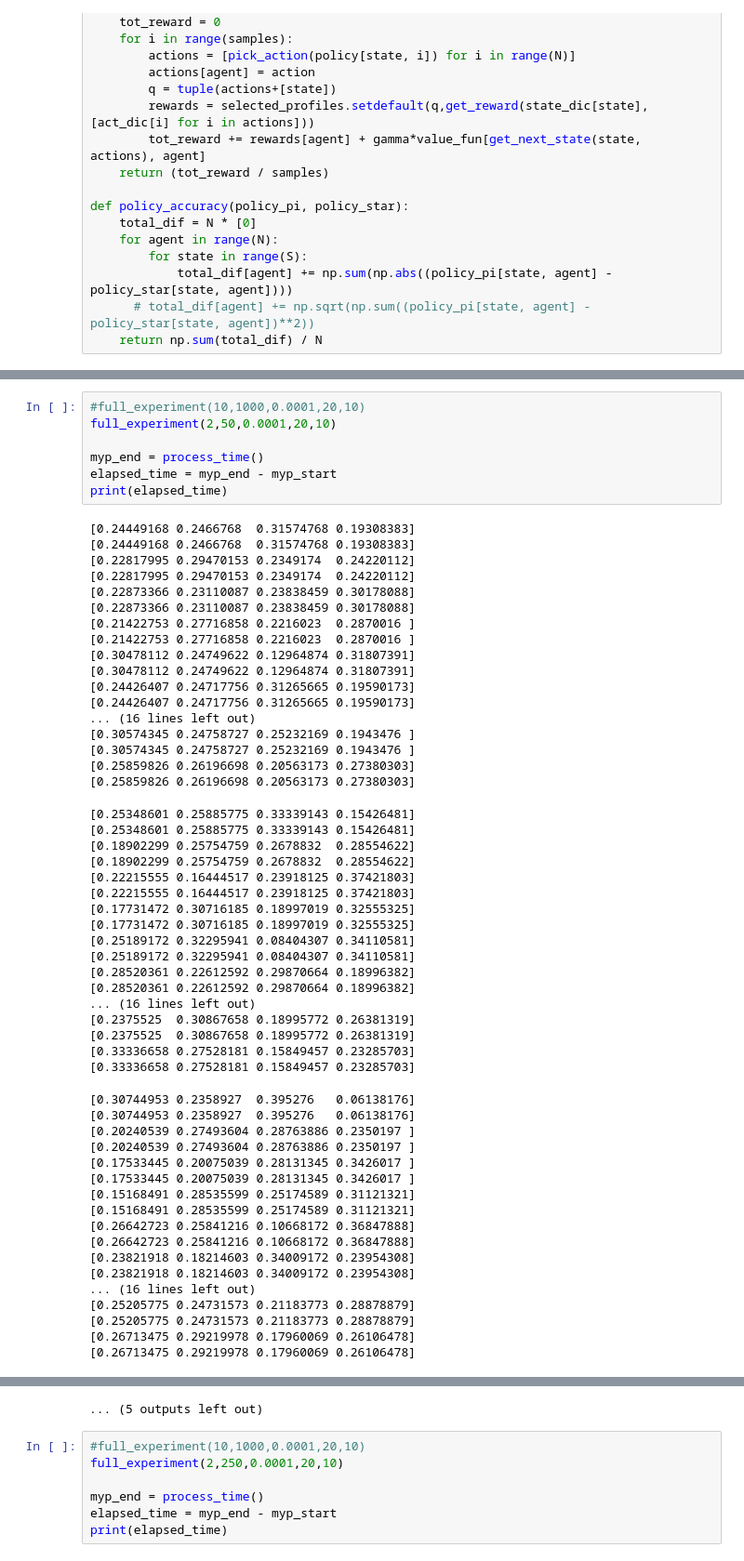
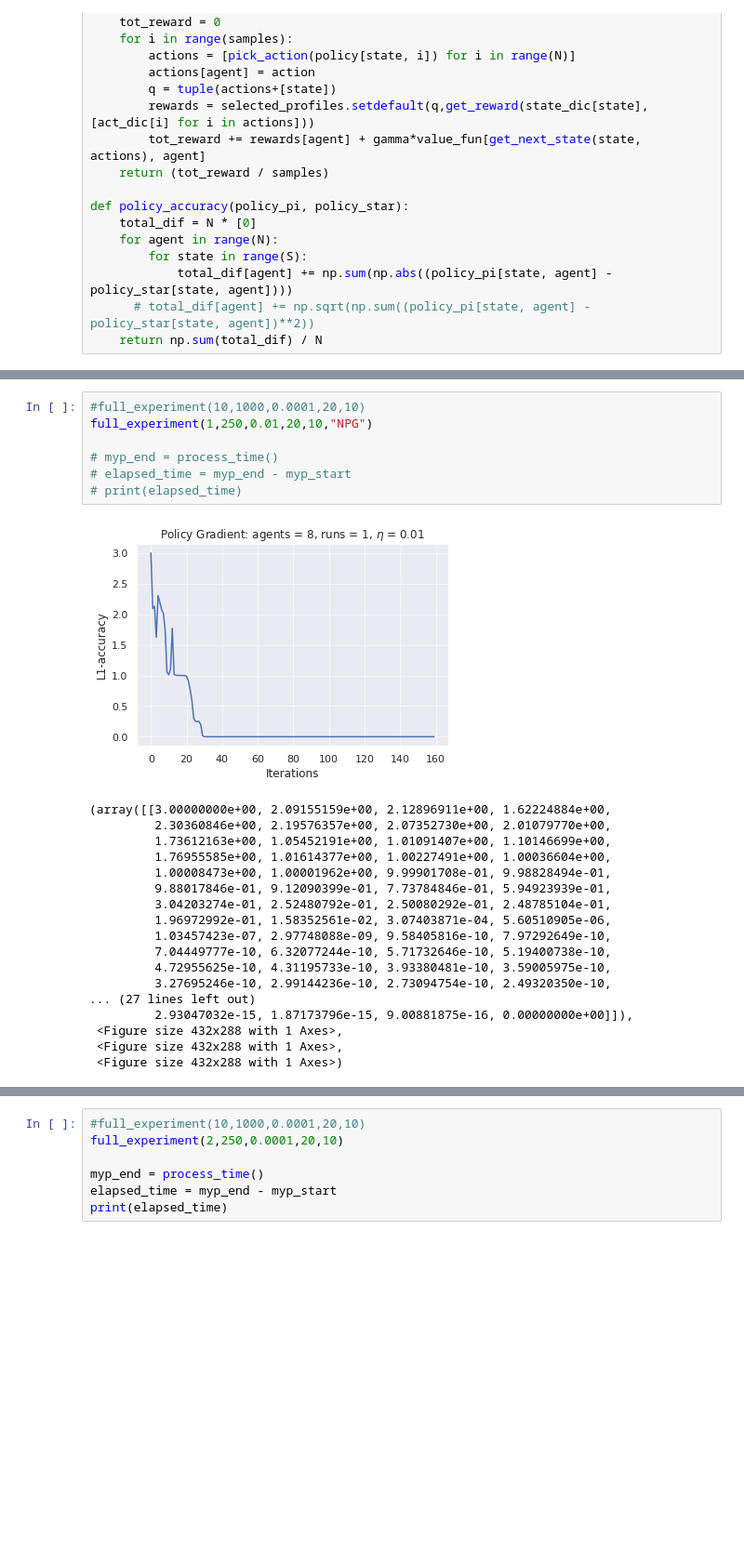
Before and after one commit to sundave1998/MPG_congestion, a Jupyter notebook: exp_npg.ipynb, the cells around one changed output, grey strips where cells are left out. Shown at 93% size. Drawn from its saved outputs; the diff is of its cells as text; blank space fills up the shorter version.

```diff
--- a/exp_npg.ipynb
+++ b/exp_npg.ipynb
@@ -266,59 +394,26 @@ print(elapsed_time)
 # %%
 #full_experiment(10,1000,0.0001,20,10)
-full_experiment(2,50,0.0001,20,10)
+full_experiment(1,250,0.01,20,10,"NPG")
 
-myp_end = process_time()
-elapsed_time = myp_end - myp_start
-print(elapsed_time)
+# myp_end = process_time()
+# elapsed_time = myp_end - myp_start
+# print(elapsed_time)
 # %% [output]
+[figure, added]
-[0.24449168 0.2466768  0.31574768 0.19308383]
-[0.24449168 0.2466768  0.31574768 0.19308383]
-[0.22817995 0.29470153 0.2349174  0.24220112]
-[0.22817995 0.29470153 0.2349174  0.24220112]
-[0.22873366 0.23110087 0.23838459 0.30178088]
-[0.22873366 0.23110087 0.23838459 0.30178088]
-[0.21422753 0.27716858 0.2216023  0.2870016 ]
-[0.21422753 0.27716858 0.2216023  0.2870016 ]
-[0.30478112 0.24749622 0.12964874 0.31807391]
-[0.30478112 0.24749622 0.12964874 0.31807391]
-[0.24426407 0.24717756 0.31265665 0.19590173]
-[0.24426407 0.24717756 0.31265665 0.19590173]
-... (16 lines left out)
-[0.30574345 0.24758727 0.25232169 0.1943476 ]
-[0.30574345 0.24758727 0.25232169 0.1943476 ]
-[0.25859826 0.26196698 0.20563173 0.27380303]
-[0.25859826 0.26196698 0.20563173 0.27380303]
+(array([[3.00000000e+00, 2.09155159e+00, 2.12896911e+00, 1.62224884e+00,
+         2.30360846e+00, 2.19576357e+00, 2.07352730e+00, 2.01079770e+00,
+         1.73612163e+00, 1.05452191e+00, 1.01091407e+00, 1.10146699e+00,
+         1.76955585e+00, 1.01614377e+00, 1.00227491e+00, 1.00036604e+00,
+         1.00008473e+00, 1.00001962e+00, 9.99901708e-01, 9.98828494e-01,
+         9.88017846e-01, 9.12090399e-01, 7.73784846e-01, 5.94923939e-01,
+         3.04203274e-01, 2.52480792e-01, 2.50080292e-01, 2.48785104e-01,
+         1.96972992e-01, 1.58352561e-02, 3.07403871e-04, 5.60510905e-06,
+         1.03457423e-07, 2.97748088e-09, 9.58405816e-10, 7.97292649e-10,
+         7.04449777e-10, 6.32077244e-10, 5.71732646e-10, 5.19400738e-10,
+         4.72955625e-10, 4.31195733e-10, 3.93380481e-10, 3.59005975e-10,
+         3.27695246e-10, 2.99144236e-10, 2.73094754e-10, 2.49320350e-10,
+... (27 lines left out)
+         2.93047032e-15, 1.87173796e-15, 9.00881875e-16, 0.00000000e+00]]),
+ <Figure size 432x288 with 1 Axes>,
+ <Figure size 432x288 with 1 Axes>,
+ <Figure size 432x288 with 1 Axes>)
-[0.25348601 0.25885775 0.33339143 0.15426481]
-[0.25348601 0.25885775 0.33339143 0.15426481]
-[0.18902299 0.25754759 0.2678832  0.28554622]
-[0.18902299 0.25754759 0.2678832  0.28554622]
-[0.22215555 0.16444517 0.23918125 0.37421803]
-[0.22215555 0.16444517 0.23918125 0.37421803]
-[0.17731472 0.30716185 0.18997019 0.32555325]
-[0.17731472 0.30716185 0.18997019 0.32555325]
-[0.25189172 0.32295941 0.08404307 0.34110581]
-[0.25189172 0.32295941 0.08404307 0.34110581]
-[0.28520361 0.22612592 0.29870664 0.18996382]
-[0.28520361 0.22612592 0.29870664 0.18996382]
-... (16 lines left out)
-[0.2375525  0.30867658 0.18995772 0.26381319]
-[0.2375525  0.30867658 0.18995772 0.26381319]
-[0.33336658 0.27528181 0.15849457 0.23285703]
-[0.33336658 0.27528181 0.15849457 0.23285703]
-[0.30744953 0.2358927  0.395276   0.06138176]
-[0.30744953 0.2358927  0.395276   0.06138176]
-[0.20240539 0.27493604 0.28763886 0.2350197 ]
-[0.20240539 0.27493604 0.28763886 0.2350197 ]
-[0.17533445 0.20075039 0.28131345 0.3426017 ]
-[0.17533445 0.20075039 0.28131345 0.3426017 ]
-[0.15168491 0.28535599 0.25174589 0.31121321]
-[0.15168491 0.28535599 0.25174589 0.31121321]
-[0.26642723 0.25841216 0.10668172 0.36847888]
-[0.26642723 0.25841216 0.10668172 0.36847888]
-[0.23821918 0.18214603 0.34009172 0.23954308]
-[0.23821918 0.18214603 0.34009172 0.23954308]
-... (16 lines left out)
-[0.25205775 0.24731573 0.21183773 0.28878879]
-[0.25205775 0.24731573 0.21183773 0.28878879]
-[0.26713475 0.29219978 0.17960069 0.26106478]
-[0.26713475 0.29219978 0.17960069 0.26106478]
@@ -478,4 +420,3 @@ print(elapsed_time)
-... (5 outputs left out)
 # %%
 #full_experiment(10,1000,0.0001,20,10)
 full_experiment(2,250,0.0001,20,10)
```
Also changed, not shown: parts of 6 cells of this notebook, 15 other files.
